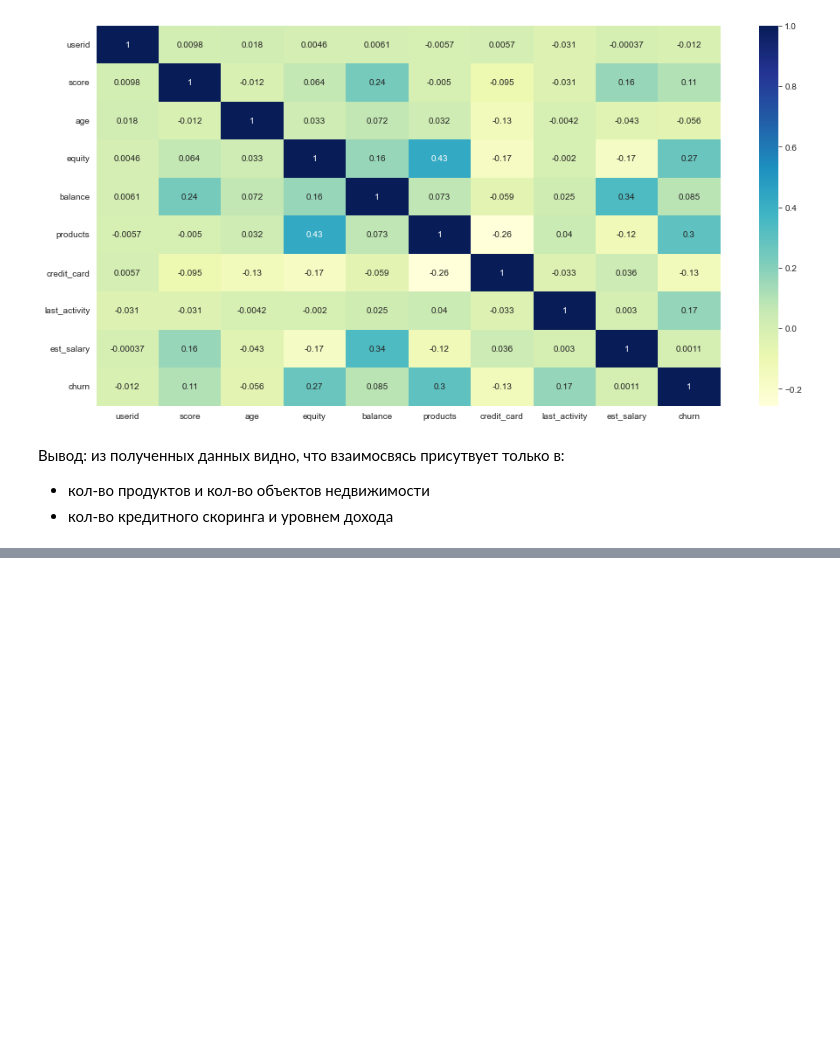
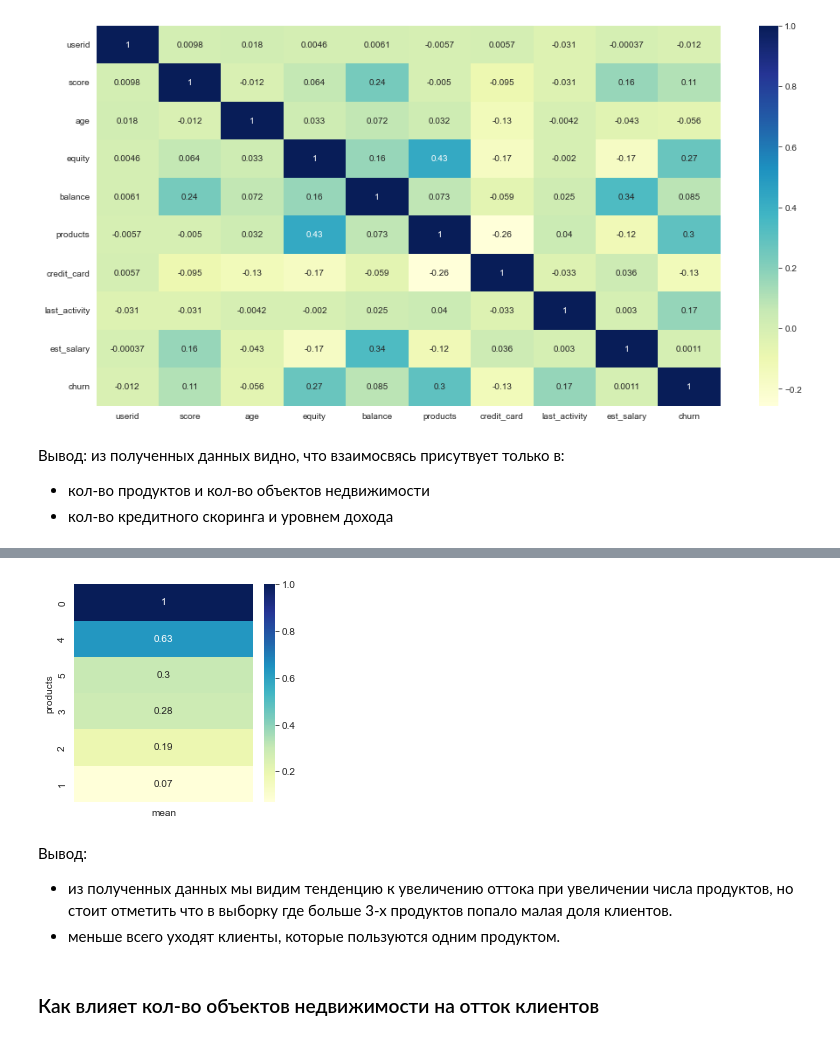
Before and after one commit to mxats1991/da_project_bank, a Jupyter notebook: da_v1.ipynb, the cells around one changed output, grey strips where cells are left out. Cells and saved outputs as stored; diff of their text form; code cells hidden in the pictures; blank space fills up the shorter version.

```diff
--- a/da_v1.ipynb
+++ b/da_v1.ipynb
@@ -271,0 +413,12 @@ plt.show()
+# %%
+plt.figure(figsize=(4, 4))
+sns.heatmap(df.groupby('products')['churn'].agg(['mean']).sort_values(by='mean', ascending=False), cmap="YlGnBu", annot=True)
+plt.show()
+# %% [output]
+[figure, added]
+# %% [markdown]
+Вывод:
+- из полученных данных мы видим тенденцию к увеличению оттока при увеличении числа продуктов, но стоит отметить что в выборку где больше 3-х продуктов попало малая доля клиентов.
+- меньше всего уходят клиенты, которые пользуются одним продуктом.
+# %% [markdown]
+### Как влияет кол-во объектов недвижимости на отток клиентов
```
Also changed, not shown: parts of 55 cells of this notebook, 6 other files.
